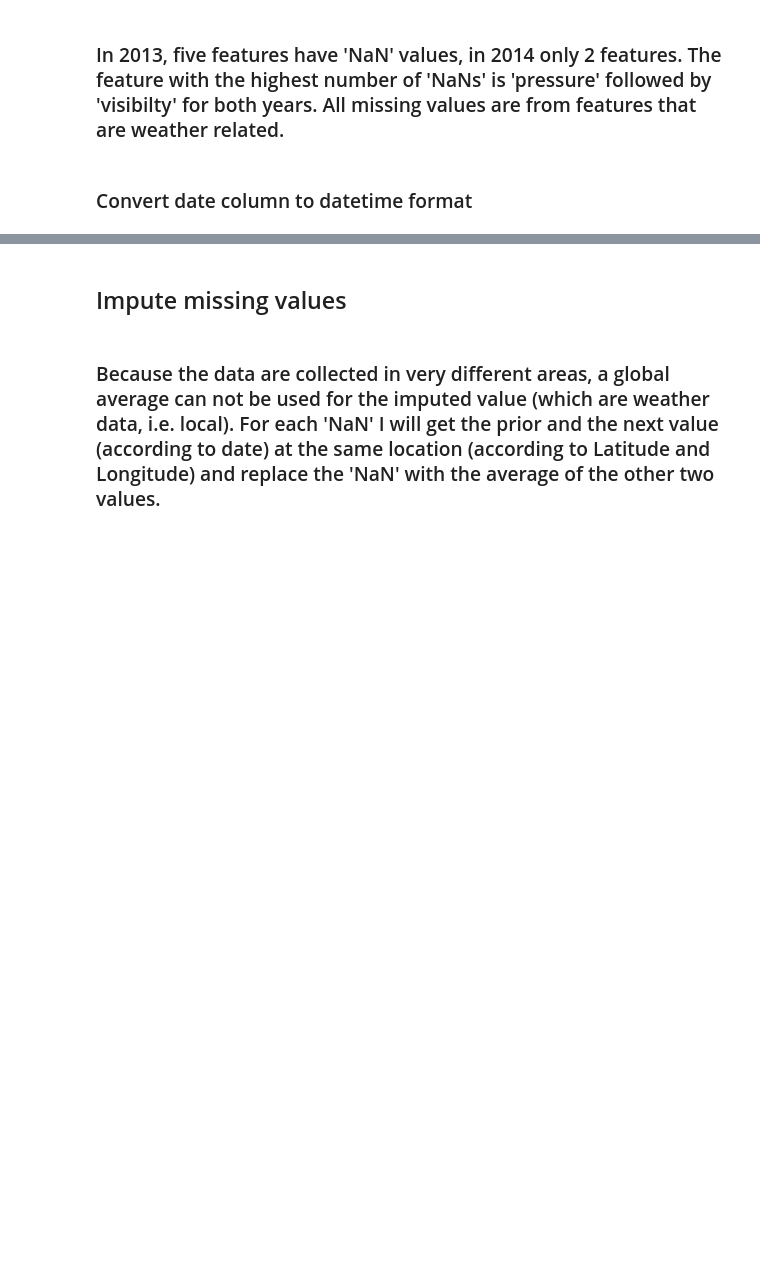
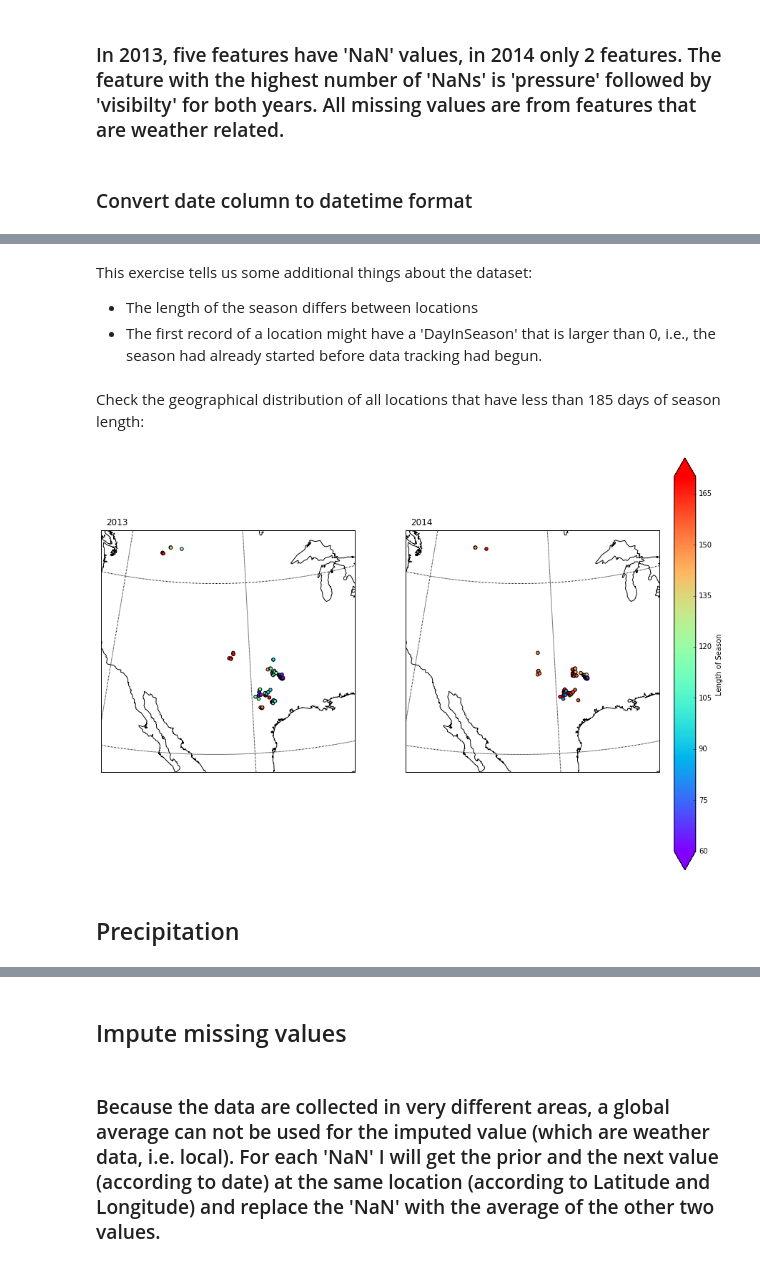
Before and after one commit to cleipski/CropPredict, a Jupyter notebook: 01_data_exploration.ipynb, the cells around one changed output, grey strips where cells are left out. Drawn from its saved outputs; the diff is of its cells as text; code cells hidden in the pictures; blank space fills up the shorter version.

Commit message:
Expanded data work

```diff
--- a/01_data_exploration.ipynb
+++ b/01_data_exploration.ipynb
@@ -200,0 +456,3 @@ if not df_2014['Date'].dtype == np.dtype('datetime64[ns]'):
+# %%
+df_2014['Location'] = list(zip(df_2014['Longitude'], df_2014['Latitude']))
+print('Number of unique locations (2014): {}'.format(len(df_2014['Location'].unique())))
@@ -200,0 +472,8 @@ if not df_2014['Date'].dtype == np.dtype('datetime64[ns]'):
+# %%
+gb_2013 = df_2013.groupby(by='Location')
+gb_2014 = df_2014.groupby(by='Location')
+# %%
+gb_agg_2013 = gb_2013.agg({'Date' : {'First_Day_in_Season' : np.min},
+                           'DayInSeason': {'First_Day_in_Season' : np.min,
+                                           'Length_of_Season' : lambda x: np.max(x) - np.min(x)}})
+gb_agg_2013.head()
@@ -200,0 +489,4 @@ if not df_2014['Date'].dtype == np.dtype('datetime64[ns]'):
+# %%
+gb_agg_2014 = gb_2014.agg({'Date' : {'First_Day_in_Season' : np.min},
+                           'DayInSeason': {'First_Day_in_Season' : np.min,
+                                           'Length_of_Season' : lambda x: np.max(x) - np.min(x)}})
@@ -200,0 +599,62 @@ if not df_2014['Date'].dtype == np.dtype('datetime64[ns]'):
+# %% [markdown]
+This exercise tells us some additional things about the dataset:
+* The length of the season differs between locations
+* The first record of a location might have a 'DayInSeason' that is larger than 0, i.e., the season had already started before data tracking had begun.
+# %% [markdown]
+Check the geographical distribution of all locations that have less than 185 days of season length:
+# %%
+fig, ax = plt.subplots(1,2,figsize=(14, 20))
+
+mymap = Basemap(llcrnrlon=-119, llcrnrlat=22, urcrnrlon=-80,
+                urcrnrlat=49, projection='lcc', lat_1=33, lat_2=45,
+                lon_0=-105, area_thresh=10000,
+                resolution = 'l',ax=ax[0])
+
+locations = (gb_agg_2013[gb_agg_2013['DayInSeason']['Length_of_Season'] != 185]
+             .index.get_level_values('Location').values)
+# print(locations)
+lng = [x[0] for x in locations]
+lat = [x[1] for x in locations]
+yld = gb_agg_2013['DayInSeason']['Length_of_Season'][gb_agg_2013['DayInSeason']['Length_of_Season'] != 185]
+x,y = mymap(lng, lat)
+
+im1 = mymap.scatter(x, y, c=yld, vmin=60, vmax=170, cmap=mpl.cm.get_cmap('rainbow'), zorder=2)
+
+mymap.drawparallels(np.arange(25,65,20))
+mymap.drawmeridians(np.arange(-120,-40,20))
+mymap.drawcoastlines()
+
+ax[0].annotate('2013', xy=(0.02, 1.02), fontsize=12,xycoords='axes fraction')
+
+# cax1 = fig.add_axes([0.92, 0.3, 0.03, 0.4])
+# cbar = plt.colorbar(im1,cax=cax1, orientation='vertical', extend='both', use_gridspec=True)
+# cbar.set_label('Length of Season')
+
+mymap = Basemap(llcrnrlon=-119, llcrnrlat=22, urcrnrlon=-80,
+                urcrnrlat=49, projection='lcc', lat_1=33, lat_2=45,
+                lon_0=-105, area_thresh=10000,
+                resolution = 'l',ax=ax[1])
+
+locations = (gb_agg_2014[gb_agg_2014['DayInSeason']['Length_of_Season'] != 185]
+             .index.get_level_values('Location').values)
+# print(locations)
+lng = [x[0] for x in locations]
+lat = [x[1] for x in locations]
+yld = gb_agg_2014['DayInSeason']['Length_of_Season'][gb_agg_2014['DayInSeason']['Length_of_Season'] != 185]
+x,y = mymap(lng, lat)
+
+im2 = mymap.scatter(x, y, c=yld, vmin=60, vmax=170, cmap=mpl.cm.get_cmap('rainbow'), zorder=2)
+
+mymap.drawparallels(np.arange(25,65,20))
+mymap.drawmeridians(np.arange(-120,-40,20))
+mymap.drawcoastlines()
+
+ax[1].annotate('2014', xy=(0.02, 1.02), fontsize=12,xycoords='axes fraction')
+
+cax1 = fig.add_axes( [0.92, 0.3, 0.03, 0.4])
+cbar = plt.colorbar(im1,cax=cax1, orientation='vertical', extend='both', use_gridspec=True)
+cbar.set_label('Length of Season')
+# %% [output]
+[figure, added]
+# %% [markdown]
+## Precipitation
```
Also changed, not shown: parts of 62 cells of this notebook.
